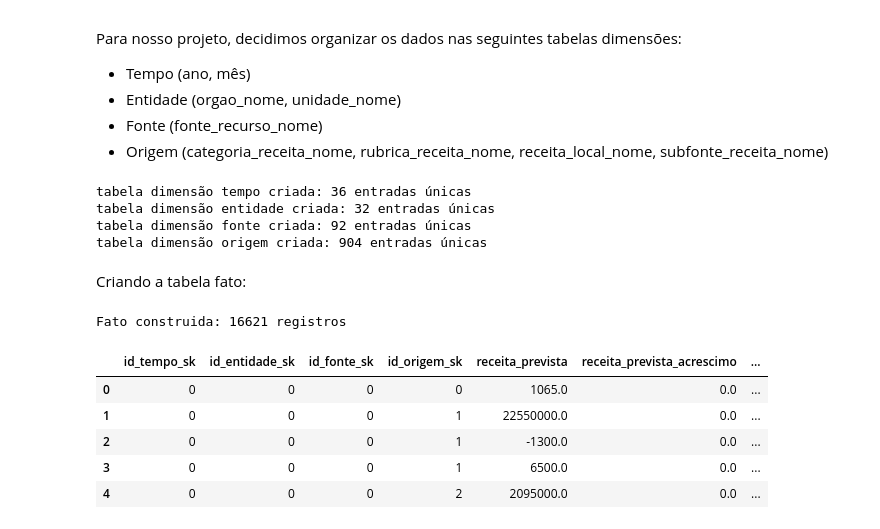
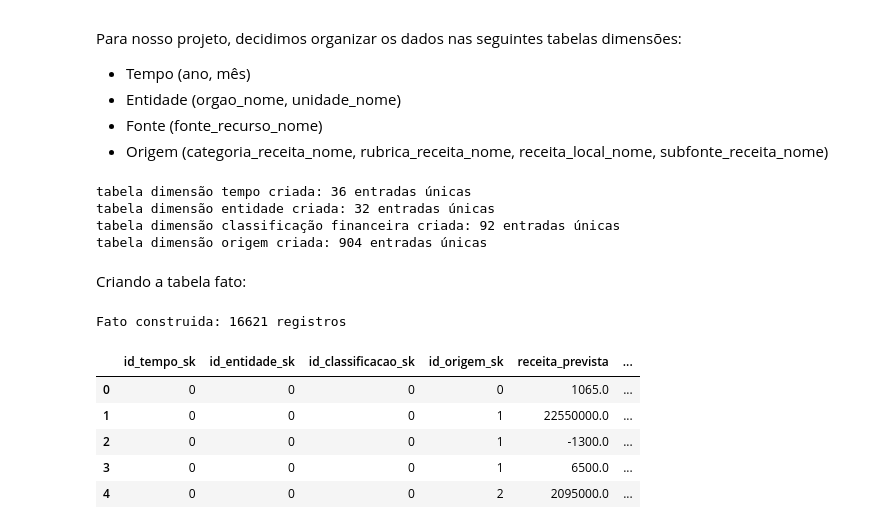
Before and after one commit to Ian-Cerqueira/integracao-db, a Jupyter notebook: notebooks/ETL.ipynb, the cells around one changed output. Saved outputs shown, nothing was run; the diff lists cells and outputs as text; code cells hidden in the pictures.

Commit message:
Arquivo 'dim_origem_dbt' renomeado. Além disso, referências à dimensão fonte no arquivo 'ETL.ipynb' foram mudadas para referenciar a dimensão classificação.

```diff
--- a/notebooks/ETL.ipynb
+++ b/notebooks/ETL.ipynb
@@ -302,14 +312,14 @@ dim_entidade = dim_entidade.reset_index().rename(columns = {'index' : 'id_entida
 
 print(f"tabela dimensão entidade criada: {len(dim_entidade)} entradas únicas")
 
-#3 Dimensão fonte (de onde vem o dinheiro)
+#3 Dimensão classificação financeira (define restrições de destino e outras características de gerenciamento da receita)
 
-colunas_fonte = ['fonte_recurso_nome'] # Separar as duas colunas para a dimensão fonte
+colunas_classificacao = ['fonte_recurso_nome'] # Separar as duas colunas para a dimensão classificação
 
-dim_classificacao_financeira = df_raw[colunas_fonte].drop_duplicates().reset_index(drop=True) # Adicionar as colunas removendo as duplicatas
-dim_classificacao_financeira = dim_classificacao_financeira.reset_index().rename(columns = {'index' : 'id_fonte_sk'})  # Renomear a coluna index
+dim_classificacao_financeira = df_raw[colunas_classificacao].drop_duplicates().reset_index(drop=True) # Adicionar as colunas removendo as duplicatas
+dim_classificacao_financeira = dim_classificacao_financeira.reset_index().rename(columns = {'index' : 'id_classificacao_sk'})  # Renomear a coluna index
 
-print(f"tabela dimensão fonte criada: {len(dim_classificacao_financeira)} entradas únicas")
+print(f"tabela dimensão classificação financeira criada: {len(dim_classificacao_financeira)} entradas únicas")
 
 #4 Dimensão Origem (especificações da receita)
 
@@ -322,38 +332,38 @@ print(f"tabela dimensão origem criada: {len(dim_origem)} entradas únicas")
 # %% [output]
 tabela dimensão tempo criada: 36 entradas únicas
 tabela dimensão entidade criada: 32 entradas únicas
-tabela dimensão fonte criada: 92 entradas únicas
+tabela dimensão classificação financeira criada: 92 entradas únicas
 tabela dimensão origem criada: 904 entradas únicas
 # %% [markdown]
 Criando a tabela fato:
 # %%
 fato = df_raw.merge(dim_tempo, on=colunas_tempo, how='left')
 fato = fato.merge(dim_entidade, on=colunas_entidade, how='left')
-fato = fato.merge(dim_classificacao_financeira, on=colunas_fonte, how='left')
+fato = fato.merge(dim_classificacao_financeira, on=colunas_classificacao, how='left')
 fato = fato.merge(dim_origem, on=colunas_origem, how='left')
 
 colunas_fato = [
     'id_tempo_sk',
     'id_entidade_sk',
-    'id_fonte_sk',
+    'id_classificacao_sk',
     'id_origem_sk',
     'receita_prevista',
     'receita_prevista_acrescimo',
     'receita_prevista_atualizada',
     'receita_arrecadada',
 ]
 
 fato_receitas = fato[colunas_fato]
 print(f'Fato construida: {len(fato_receitas)} registros')
 display(fato_receitas.head())
 # %% [output]
 Fato construida: 16621 registros
-|  | id_tempo_sk | id_entidade_sk | id_fonte_sk | id_origem_sk | receita_prevista | receita_prevista_acrescimo | ... |
-| 0 | 0 | 0 | 0 | 0 | 1065.0 | 0.0 | ... |
-| 1 | 0 | 0 | 0 | 1 | 22550000.0 | 0.0 | ... |
-| 2 | 0 | 0 | 0 | 1 | -1300.0 | 0.0 | ... |
-| 3 | 0 | 0 | 0 | 1 | 6500.0 | 0.0 | ... |
-| 4 | 0 | 0 | 0 | 2 | 2095000.0 | 0.0 | ... |
+|  | id_tempo_sk | id_entidade_sk | id_classificacao_sk | id_origem_sk | receita_prevista | ... |
+| 0 | 0 | 0 | 0 | 0 | 1065.0 | ... |
+| 1 | 0 | 0 | 0 | 1 | 22550000.0 | ... |
+| 2 | 0 | 0 | 0 | 1 | -1300.0 | ... |
+| 3 | 0 | 0 | 0 | 1 | 6500.0 | ... |
+| 4 | 0 | 0 | 0 | 2 | 2095000.0 | ... |
 # %%
 from sqlalchemy import create_engine
 from dotenv import load_dotenv
```
Also changed, not shown: parts of 1 cell of this notebook, 1 other file.
